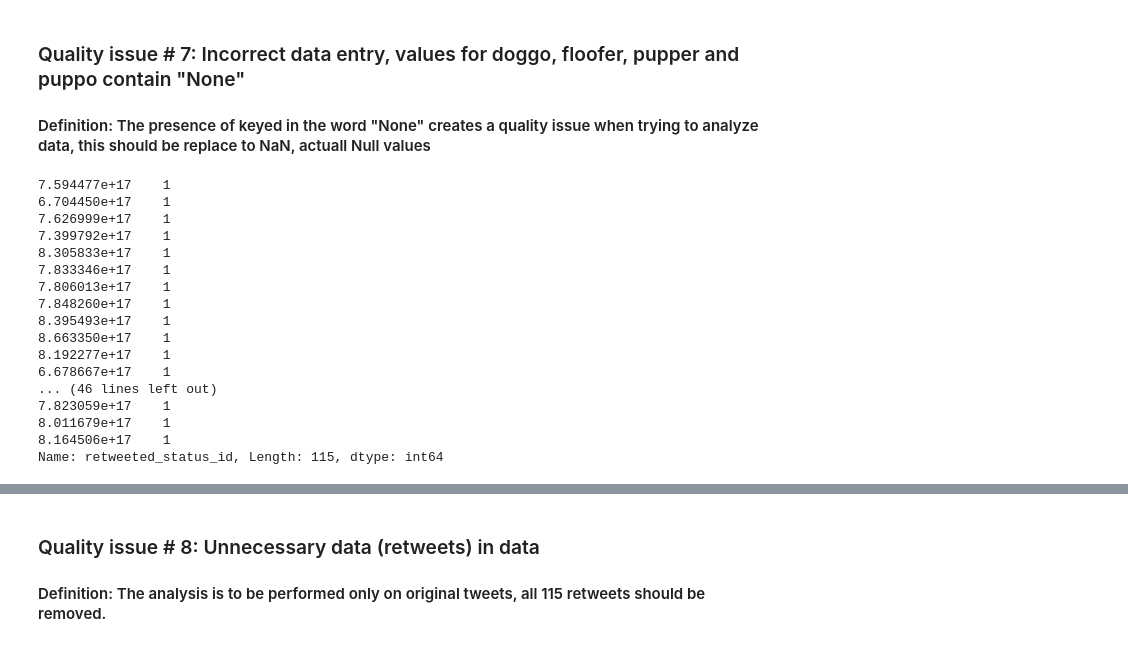
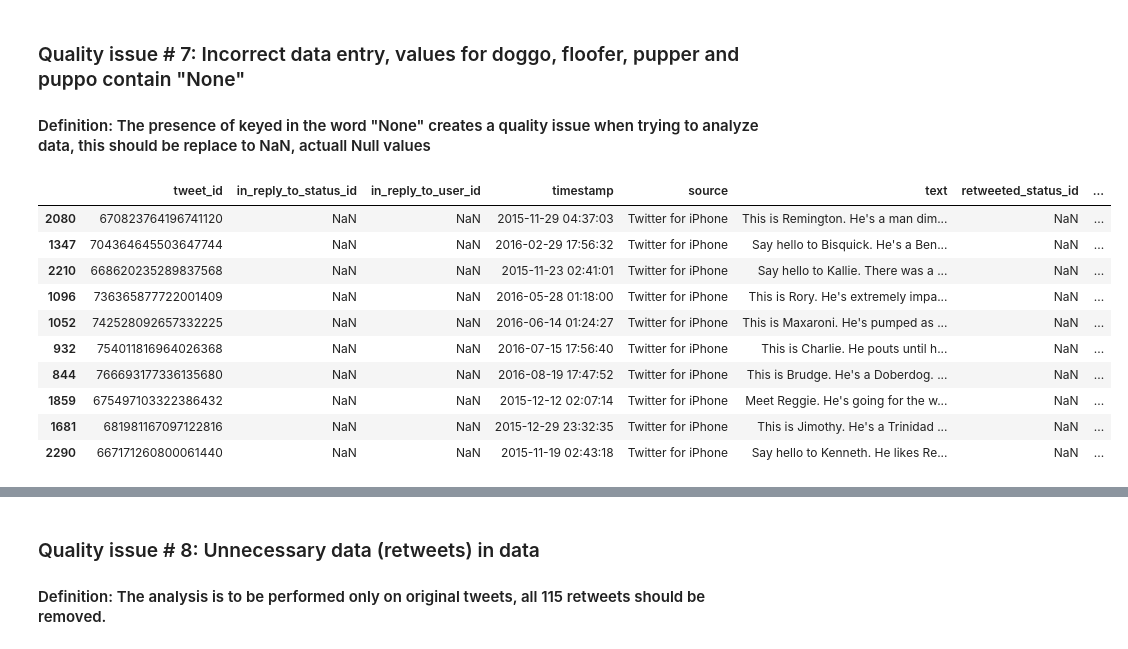
Before and after one commit to taloc/data_wrangling, a Jupyter notebook: wrangle_act.ipynb, the cells around one changed output, grey strips where cells are left out. Saved outputs shown, nothing was run; the diff lists cells and outputs as text; code cells hidden in the pictures.

```diff
--- a/wrangle_act.ipynb
+++ b/wrangle_act.ipynb
@@ -393,22 +392,16 @@ for i in columns:
     df_clean[i].replace("None", np.nan, inplace=True)
 # %%
 # Test: We run a .sample method to check if the "None" values in the columns have been replaced by NaN
-df_clean.retweeted_status_id.value_counts()
+df_clean.sample(10)
 # %% [output]
-7.594477e+17    1
-6.704450e+17    1
-7.626999e+17    1
-7.399792e+17    1
-8.305833e+17    1
-7.833346e+17    1
-7.806013e+17    1
-7.848260e+17    1
-8.395493e+17    1
-8.663350e+17    1
-8.192277e+17    1
-6.678667e+17    1
-... (46 lines left out)
-7.823059e+17    1
-8.011679e+17    1
-8.164506e+17    1
-Name: retweeted_status_id, Length: 115, dtype: int64
+|  | tweet_id | in_reply_to_status_id | in_reply_to_user_id | timestamp | source | text | retweeted_status_id | ... |
+| 2080 | 670823764196741120 | NaN | NaN | 2015-11-29 04:37:03 | Twitter for iPhone | This is Remington. He's a man dim... | NaN | ... |
+| 1347 | 704364645503647744 | NaN | NaN | 2016-02-29 17:56:32 | Twitter for iPhone | Say hello to Bisquick. He's a Ben... | NaN | ... |
+| 2210 | 668620235289837568 | NaN | NaN | 2015-11-23 02:41:01 | Twitter for iPhone | Say hello to Kallie. There was a ... | NaN | ... |
+| 1096 | 736365877722001409 | NaN | NaN | 2016-05-28 01:18:00 | Twitter for iPhone | This is Rory. He's extremely impa... | NaN | ... |
+| 1052 | 742528092657332225 | NaN | NaN | 2016-06-14 01:24:27 | Twitter for iPhone | This is Maxaroni. He's pumped as ... | NaN | ... |
+| 932 | 754011816964026368 | NaN | NaN | 2016-07-15 17:56:40 | Twitter for iPhone | This is Charlie. He pouts until h... | NaN | ... |
+| 844 | 766693177336135680 | NaN | NaN | 2016-08-19 17:47:52 | Twitter for iPhone | This is Brudge. He's a Doberdog. ... | NaN | ... |
+| 1859 | 675497103322386432 | NaN | NaN | 2015-12-12 02:07:14 | Twitter for iPhone | Meet Reggie. He's going for the w... | NaN | ... |
+| 1681 | 681981167097122816 | NaN | NaN | 2015-12-29 23:32:35 | Twitter for iPhone | This is Jimothy. He's a Trinidad ... | NaN | ... |
+| 2290 | 667171260800061440 | NaN | NaN | 2015-11-19 02:43:18 | Twitter for iPhone | Say hello to Kenneth. He likes Re... | NaN | ... |
```
Also changed, not shown: parts of 41 cells of this notebook.
